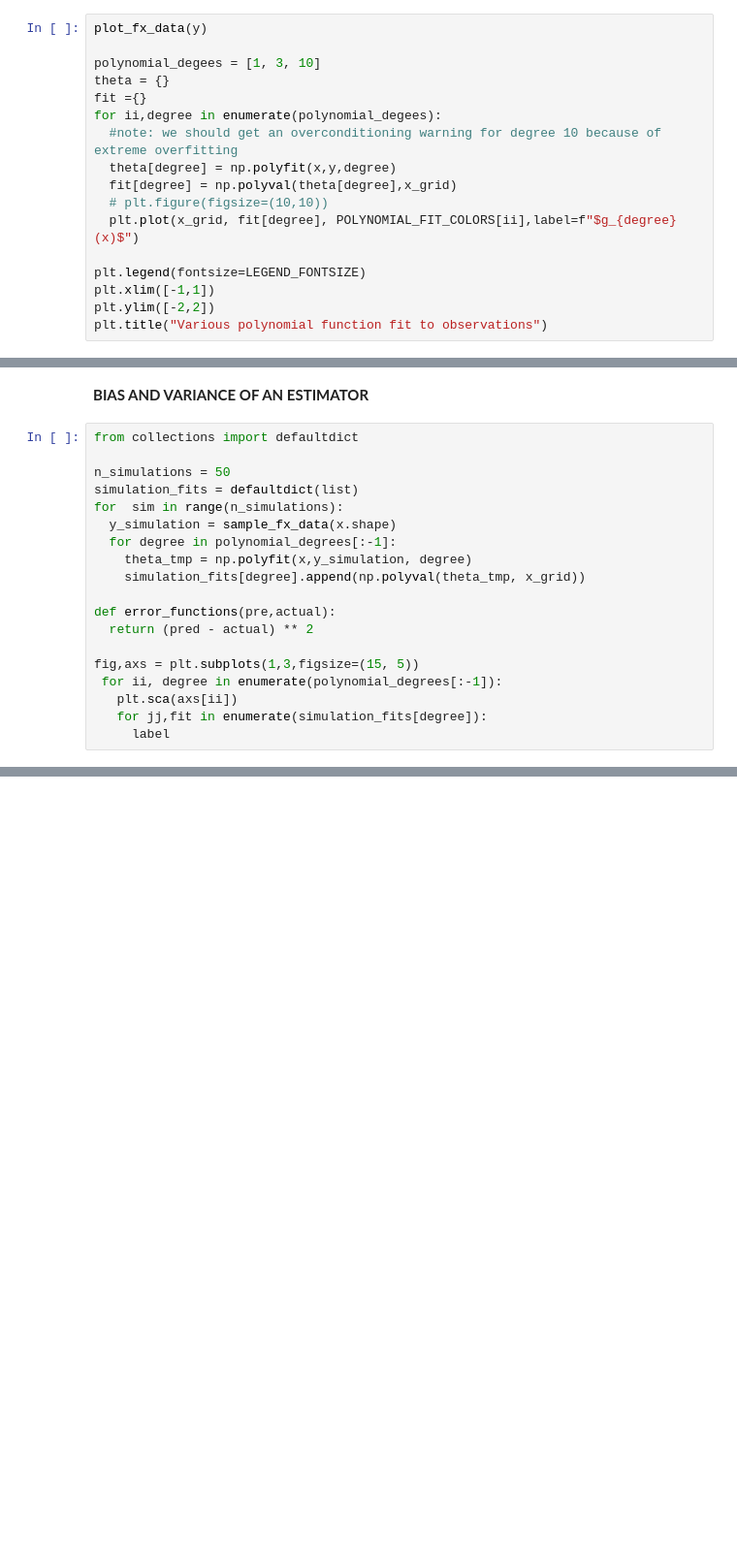
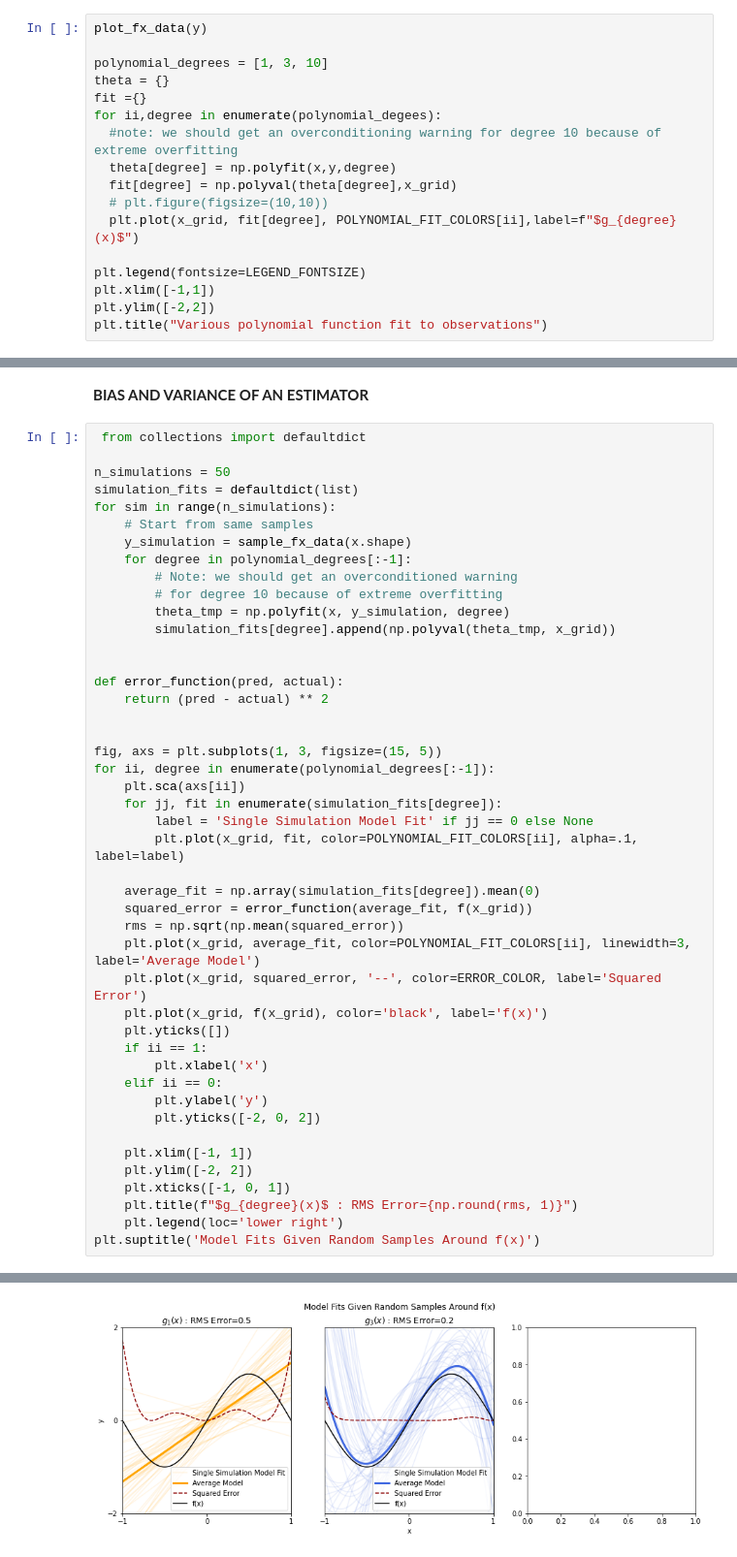
Before and after one commit to pdpranavkumar/Machine-Learning-Models, a Jupyter notebook: Bias_Variance_Trade_off_Exercise.ipynb, the cells around one changed output, grey strips where cells are left out. Shown at 97% size. Drawn from its saved outputs; the diff is of its cells as text; blank space fills up the shorter version.

```diff
--- a/Bias_Variance_Trade_off_Exercise.ipynb
+++ b/Bias_Variance_Trade_off_Exercise.ipynb
@@ -70,7 +71,7 @@ array([ 2.20990384, -1.84107056, -1.66832743,  0.22215401,  2.4730462 ,
 # %%
 plot_fx_data(y)
 
-polynomial_degees = [1, 3, 10]
+polynomial_degrees = [1, 3, 10]
 theta = {}
 fit ={}
 for ii,degree in enumerate(polynomial_degees):
@@ -110,21 +111,48 @@ fit
 # %% [markdown]
 **BIAS AND VARIANCE OF AN ESTIMATOR**
 # %%
-from collections import defaultdict
+ from collections import defaultdict
 
 n_simulations = 50
 simulation_fits = defaultdict(list)
-for  sim in range(n_simulations):
-  y_simulation = sample_fx_data(x.shape)
-  for degree in polynomial_degrees[:-1]:
-    theta_tmp = np.polyfit(x,y_simulation, degree)
-    simulation_fits[degree].append(np.polyval(theta_tmp, x_grid))
+for sim in range(n_simulations):
+    # Start from same samples
+    y_simulation = sample_fx_data(x.shape)
+    for degree in polynomial_degrees[:-1]:
+        # Note: we should get an overconditioned warning
+        # for degree 10 because of extreme overfitting
+        theta_tmp = np.polyfit(x, y_simulation, degree)
+        simulation_fits[degree].append(np.polyval(theta_tmp, x_grid))
 
-def error_functions(pre,actual):
-  return (pred - actual) ** 2
 
-fig,axs = plt.subplots(1,3,figsize=(15, 5))
- for ii, degree in enumerate(polynomial_degrees[:-1]):
-   plt.sca(axs[ii])
-   for jj,fit in enumerate(simulation_fits[degree]):
-     label
+def error_function(pred, actual):
+    return (pred - actual) ** 2
+
+
+fig, axs = plt.subplots(1, 3, figsize=(15, 5))
+for ii, degree in enumerate(polynomial_degrees[:-1]):
+    plt.sca(axs[ii])
+    for jj, fit in enumerate(simulation_fits[degree]):
+        label = 'Single Simulation Model Fit' if jj == 0 else None
+        plt.plot(x_grid, fit, color=POLYNOMIAL_FIT_COLORS[ii], alpha=.1, label=label)
+
+    average_fit = np.array(simulation_fits[degree]).mean(0)
+    squared_error = error_function(average_fit, f(x_grid))
+    rms = np.sqrt(np.mean(squared_error))
+    plt.plot(x_grid, average_fit, color=POLYNOMIAL_FIT_COLORS[ii], linewidth=3, label='Average Model')
+    plt.plot(x_grid, squared_error, '--', color=ERROR_COLOR, label='Squared Error')
+    plt.plot(x_grid, f(x_grid), color='black', label='f(x)')
+    plt.yticks([])
+    if ii == 1:
+        plt.xlabel('x')
+    elif ii == 0:
+        plt.ylabel('y')
+        plt.yticks([-2, 0, 2])
+
+    plt.xlim([-1, 1])
+    plt.ylim([-2, 2])
+    plt.xticks([-1, 0, 1])
+    plt.title(f"$g_{degree}(x)$ : RMS Error={np.round(rms, 1)}")
+    plt.legend(loc='lower right')
+plt.suptitle('Model Fits Given Random Samples Around f(x)')
+# %% [output]
@@ -130,0 +160 @@ fig,axs = plt.subplots(1,3,figsize=(15, 5))
+[figure, added]
```
Also changed, not shown: parts of 2 cells of this notebook.
